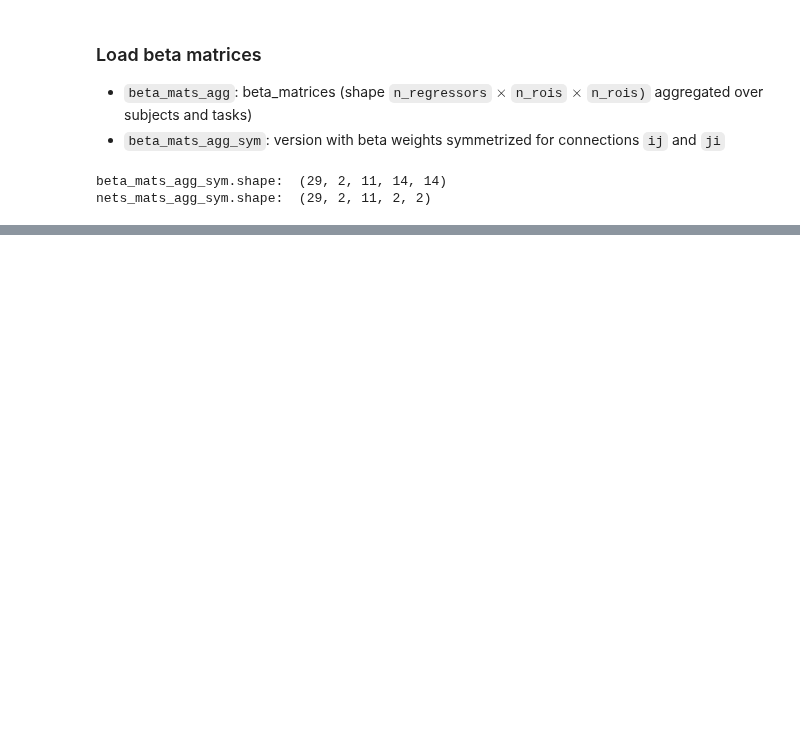
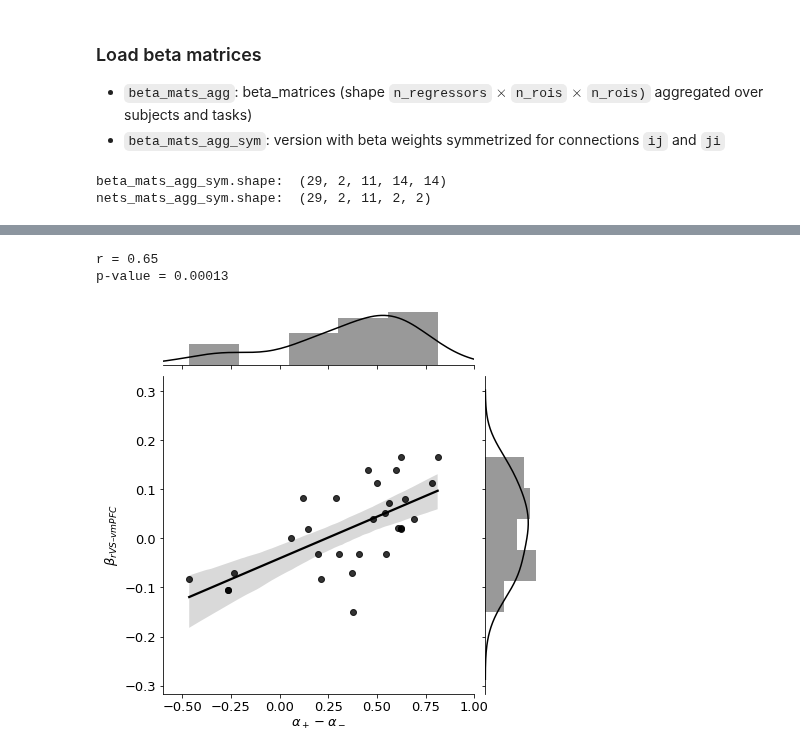
Before and after one commit to kbonna/decidenet, a Jupyter notebook: connectivity_analysis/ppi/dn_pp_02_analysis_customROI.ipynb, the cells around one changed output, grey strips where cells are left out. Saved outputs shown, nothing was run; the diff lists cells and outputs as text; code cells hidden in the pictures; blank space fills up the shorter version.

```diff
--- a/connectivity_analysis/ppi/dn_pp_02_analysis_customROI.ipynb
+++ b/connectivity_analysis/ppi/dn_pp_02_analysis_customROI.ipynb
@@ -117,0 +210,21 @@ bp = sns.barplot(
+# %%
+vec_beh = alpha_pdci_mle[ok_index, 0] - alpha_pdci_mle[ok_index, 1]
+vec_net = beta_mats_agg_sym[:, 0, beta_idx, 2, 6]
+#vec_net = beta_mats_agg_sym[:, 1, beta_idx, 2, 6]
+
+print('r = {:.2f}\np-value = {:.5f}'.format(*pearsonr(vec_beh, vec_net)))
+
+ax = sns.jointplot(
+    vec_beh,
+    vec_net,
+    kind='reg',
+    xlim=[-0.6, 1],
+    color='k'
+)
+plt.xlabel(r'$\alpha_+ - \alpha_-$')
+plt.ylabel(r'$\beta_{rVS – vmPFC}$')
+plt.show()
+# %% [output]
+r = 0.65
+p-value = 0.00013
+[figure, added]
```
Also changed, not shown: parts of 7 cells of this notebook, 7 other files.
